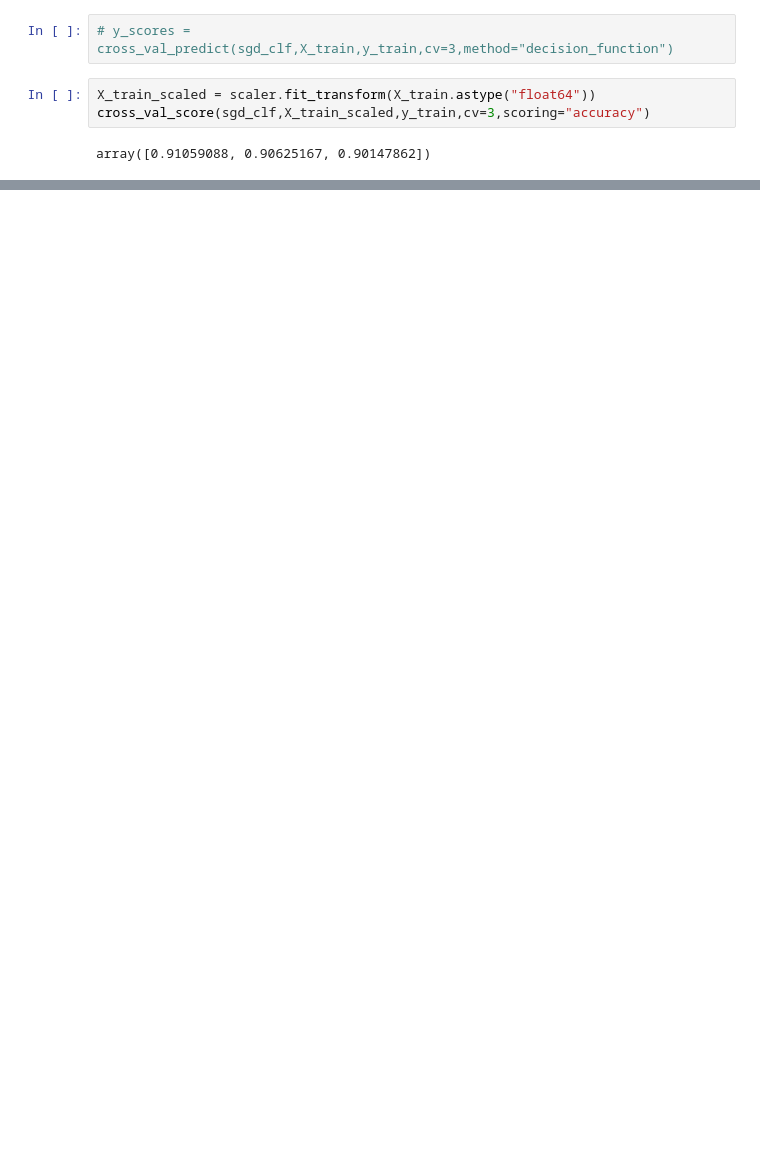
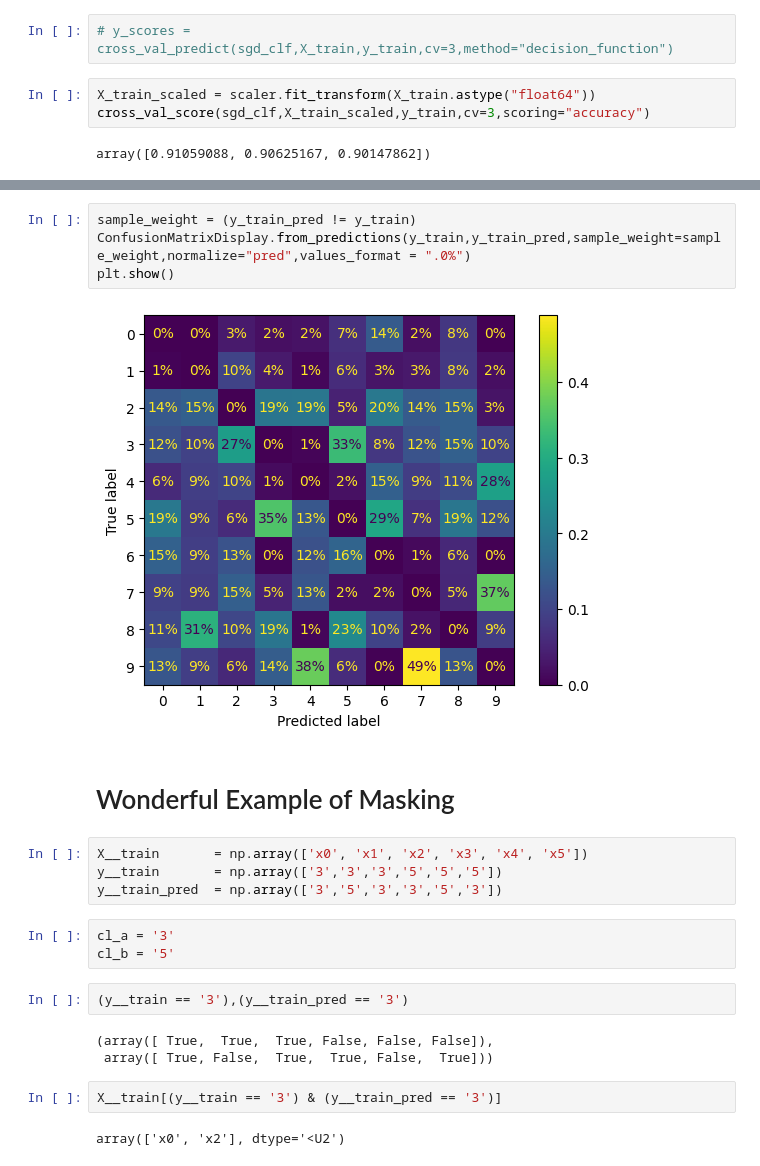
Before and after one commit to 19mddill/ML_Aurelien, a Jupyter notebook: classfication.ipynb, the cells around one changed output, grey strips where cells are left out. Cells and saved outputs as stored; diff of their text form; blank space fills up the shorter version.

```diff
--- a/classfication.ipynb
+++ b/classfication.ipynb
@@ -731,0 +772,24 @@ array([0.91059088, 0.90625167, 0.90147862])
+# %%
+sample_weight = (y_train_pred != y_train)
+ConfusionMatrixDisplay.from_predictions(y_train,y_train_pred,sample_weight=sample_weight,normalize="pred",values_format = ".0%")
+plt.show()
+# %% [output]
+[figure, added]
+# %% [markdown]
+# Wonderful Example of Masking
+# %%
+X__train       = np.array(['x0', 'x1', 'x2', 'x3', 'x4', 'x5'])
+y__train       = np.array(['3','3','3','5','5','5'])
+y__train_pred  = np.array(['3','5','3','3','5','3'])
+# %%
+cl_a = '3'
+cl_b = '5'
+# %%
+(y__train == '3'),(y__train_pred == '3')
+# %% [output]
+(array([ True,  True,  True, False, False, False]),
+ array([ True, False,  True,  True, False,  True]))
+# %%
+X__train[(y__train == '3') & (y__train_pred == '3')]
+# %% [output]
+array(['x0', 'x2'], dtype='<U2')
```
Also changed, not shown: parts of 15 cells of this notebook.
